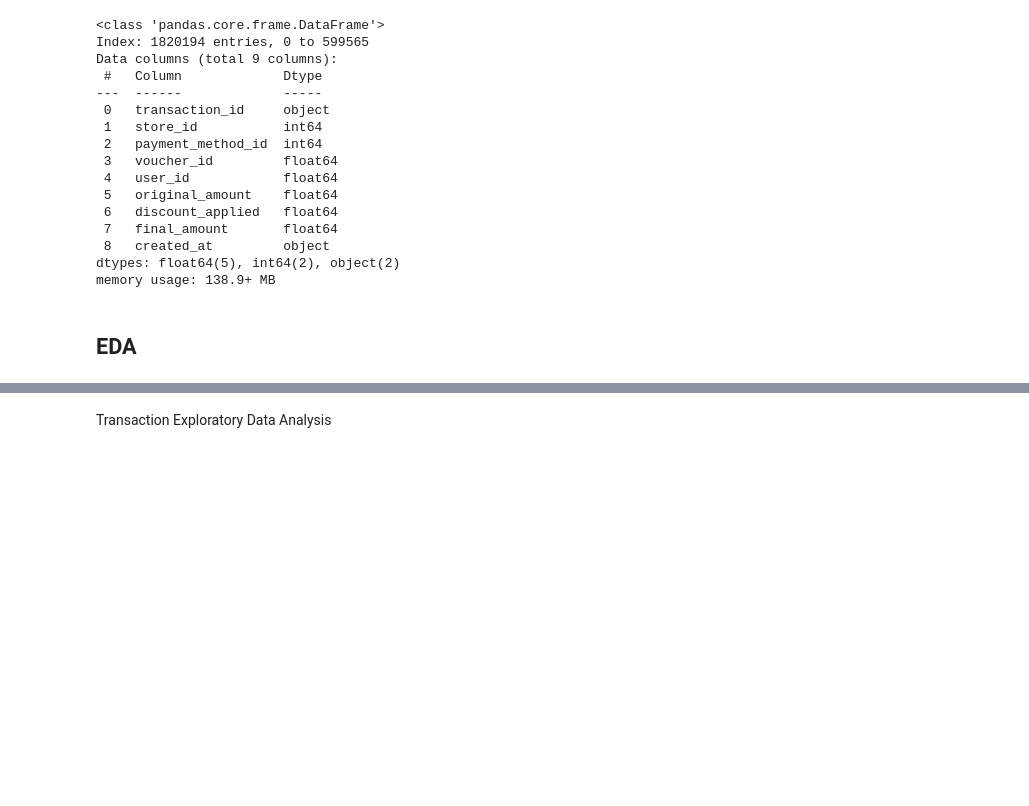
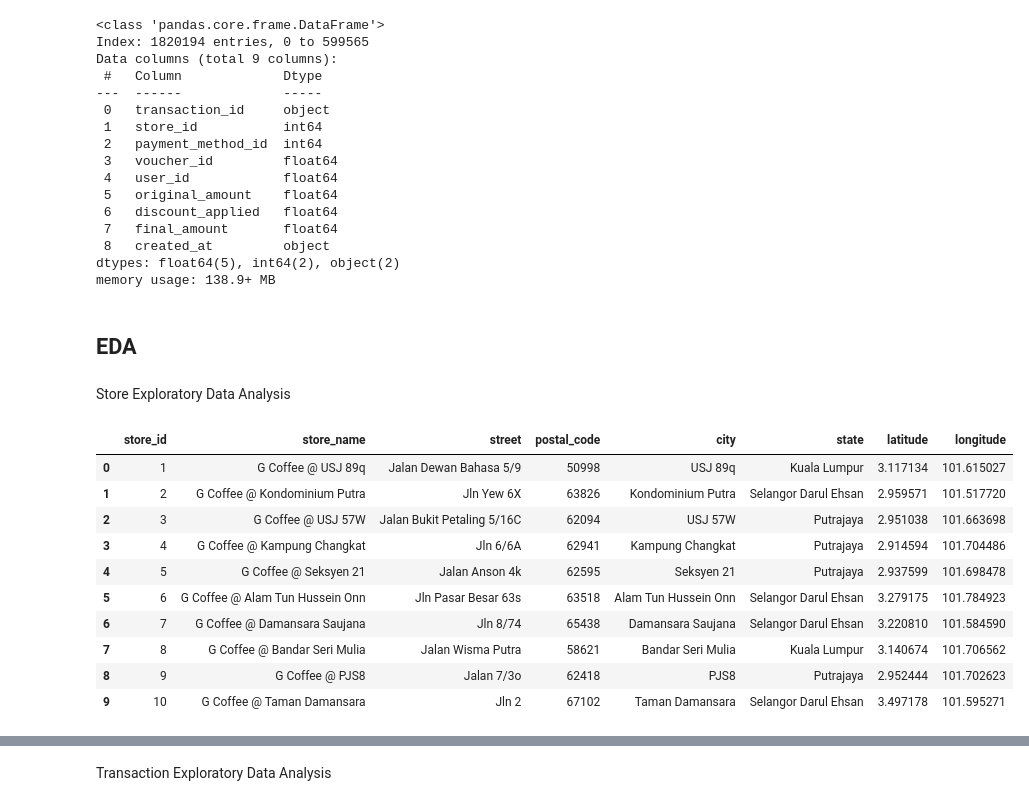
Before and after one commit to enthokz/GCoffee-Shop-Analysis, a Jupyter notebook: Gcoffe_EDA.ipynb, the cells around one changed output, grey strips where cells are left out. Drawn from its saved outputs; the diff is of its cells as text; code cells hidden in the pictures; blank space fills up the shorter version.

```diff
--- a/Gcoffe_EDA.ipynb
+++ b/Gcoffe_EDA.ipynb
@@ -15,14 +15,32 @@ tr4= r"C:\ProgramData\MySQL\MySQL Server 8.0\Data\gcoffee\transactions_202404.cs
 tr5= r"C:\ProgramData\MySQL\MySQL Server 8.0\Data\gcoffee\transactions_202405.csv"
 tr6= r"C:\ProgramData\MySQL\MySQL Server 8.0\Data\gcoffee\transactions_202406.csv"
 
+itemp= r"C:\ProgramData\MySQL\MySQL Server 8.0\Data\gcoffee\items_2504.csv"
+itemo= r"C:\ProgramData\MySQL\MySQL Server 8.0\Data\gcoffee\items_2505.csv"
+itemi= r"C:\ProgramData\MySQL\MySQL Server 8.0\Data\gcoffee\items_2506.csv"
+
+sto= r"C:\ProgramData\MySQL\MySQL Server 8.0\Data\gcoffee\stores.csv"
+men= r"C:\ProgramData\MySQL\MySQL Server 8.0\Data\gcoffee\menu_items.csv"
+pay= r"C:\ProgramData\MySQL\MySQL Server 8.0\Data\gcoffee\payment_methods.csv"
+vou= r"C:\ProgramData\MySQL\MySQL Server 8.0\Data\gcoffee\vouchers.csv"
+
 trx2504= pd.read_csv(tr1)
 trx2505= pd.read_csv(tr2)
 trx2506= pd.read_csv(tr3)
 trx2404= pd.read_csv(tr4)
 trx2405= pd.read_csv(tr5)
 trx2406= pd.read_csv(tr6)
+items2504= pd.read_csv(itemp)
+items2505= pd.read_csv(itemo)
+items2506= pd.read_csv(itemi)
+store= pd.read_csv(sto)
+menu= pd.read_csv(men)
+payment= pd.read_csv(pay)
+vouchers= pd.read_csv(vou)
+
 
 trx25= pd.concat([trx2504,trx2505,trx2506], axis=0)
+item_25= pd.concat([items2504,items2505,items2506], axis=0)
 trx25.info()
 # %% [output]
 <class 'pandas.core.frame.DataFrame'>
@@ -43,3 +61,19 @@ dtypes: float64(5), int64(2), object(2)
 memory usage: 138.9+ MB
 # %% [markdown]
 ## **EDA**
+# %% [markdown]
+Store Exploratory Data Analysis
+# %%
+store
+# %% [output]
+|  | store_id | store_name | street | postal_code | city | state | latitude | longitude |
+| 0 | 1 | G Coffee @ USJ 89q | Jalan Dewan Bahasa 5/9 | 50998 | USJ 89q | Kuala Lumpur | 3.117134 | 101.615027 |
+| 1 | 2 | G Coffee @ Kondominium Putra | Jln Yew 6X | 63826 | Kondominium Putra | Selangor Darul Ehsan | 2.959571 | 101.517720 |
+| 2 | 3 | G Coffee @ USJ 57W | Jalan Bukit Petaling 5/16C | 62094 | USJ 57W | Putrajaya | 2.951038 | 101.663698 |
+| 3 | 4 | G Coffee @ Kampung Changkat | Jln 6/6A | 62941 | Kampung Changkat | Putrajaya | 2.914594 | 101.704486 |
+| 4 | 5 | G Coffee @ Seksyen 21 | Jalan Anson 4k | 62595 | Seksyen 21 | Putrajaya | 2.937599 | 101.698478 |
+| 5 | 6 | G Coffee @ Alam Tun Hussein Onn | Jln Pasar Besar 63s | 63518 | Alam Tun Hussein Onn | Selangor Darul Ehsan | 3.279175 | 101.784923 |
+| 6 | 7 | G Coffee @ Damansara Saujana | Jln 8/74 | 65438 | Damansara Saujana | Selangor Darul Ehsan | 3.220810 | 101.584590 |
+| 7 | 8 | G Coffee @ Bandar Seri Mulia | Jalan Wisma Putra | 58621 | Bandar Seri Mulia | Kuala Lumpur | 3.140674 | 101.706562 |
+| 8 | 9 | G Coffee @ PJS8 | Jalan 7/3o | 62418 | PJS8 | Putrajaya | 2.952444 | 101.702623 |
+| 9 | 10 | G Coffee @ Taman Damansara | Jln 2 | 67102 | Taman Damansara | Selangor Darul Ehsan | 3.497178 | 101.595271 |
```
Also changed, not shown: parts of 15 cells of this notebook, 2 other files.
